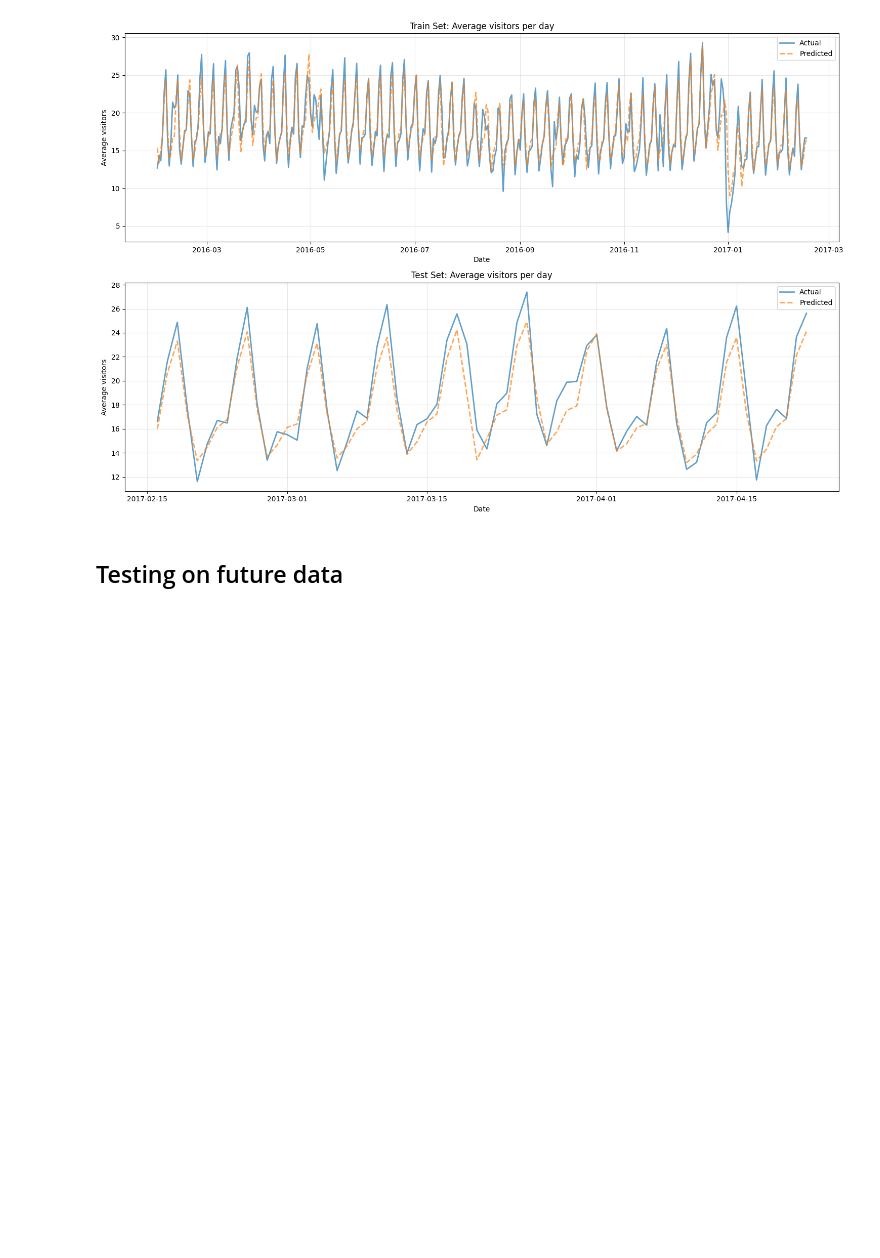
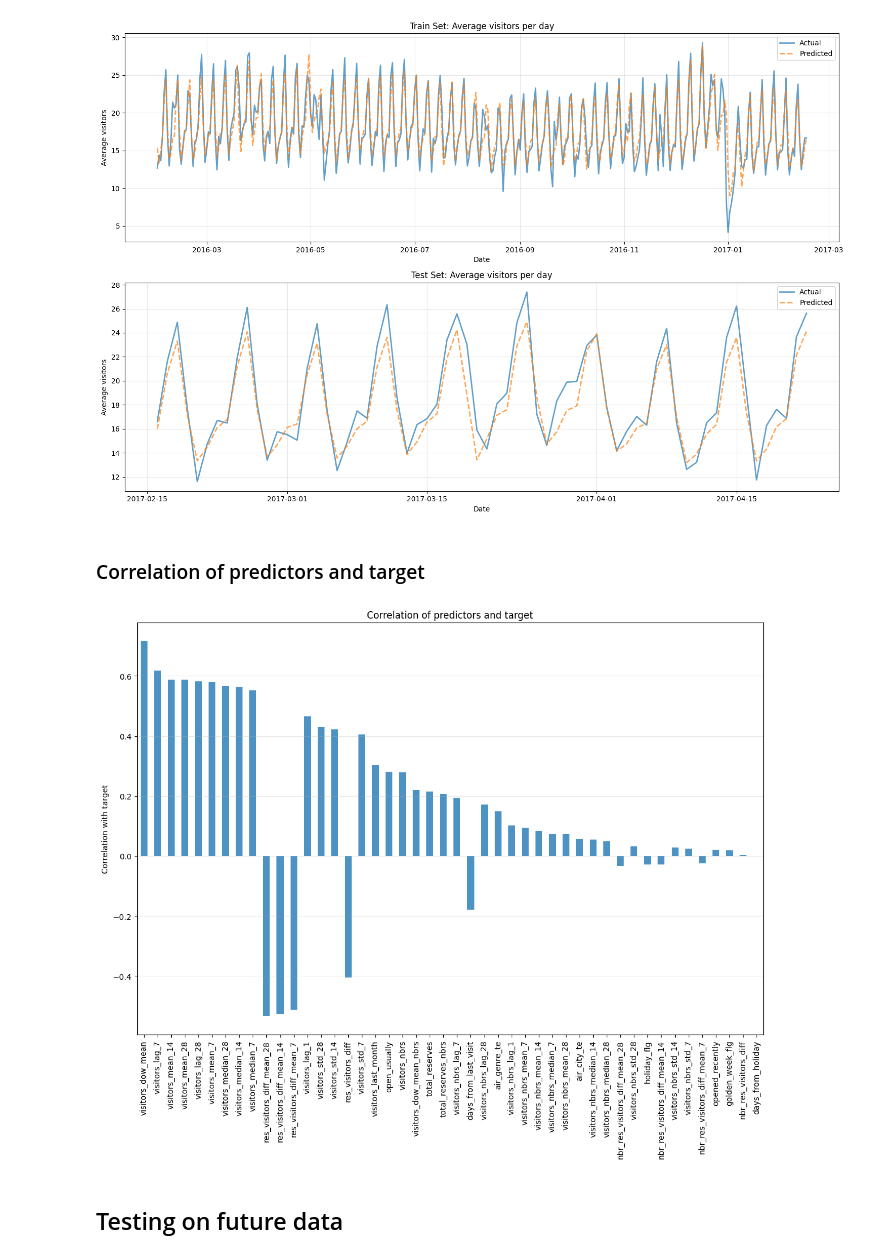
Before and after one commit to Lymuthien/mentoring_program, a Jupyter notebook: notebooks/3.0-model-training-ridge.ipynb, the cells around one changed output. Cells and saved outputs as stored; diff of their text form; code cells hidden in the pictures; blank space fills up the shorter version.

Commit message:
The correlation between predictors and target is shown.

```diff
--- a/notebooks/3.0-model-training-ridge.ipynb
+++ b/notebooks/3.0-model-training-ridge.ipynb
@@ -175,6 +173,12 @@ plt.tight_layout()
 plt.show()
 # %% [output]
 [figure]
+# %% [markdown]
+### Correlation of predictors and target
+# %%
+corr_target = plot_features_target_corr(X, y)
+# %% [output]
+[figure, added]
 # %% [markdown]
 ## Testing on future data
 # %%
```
Also changed, not shown: parts of 4 cells of this notebook, 1 other file.
